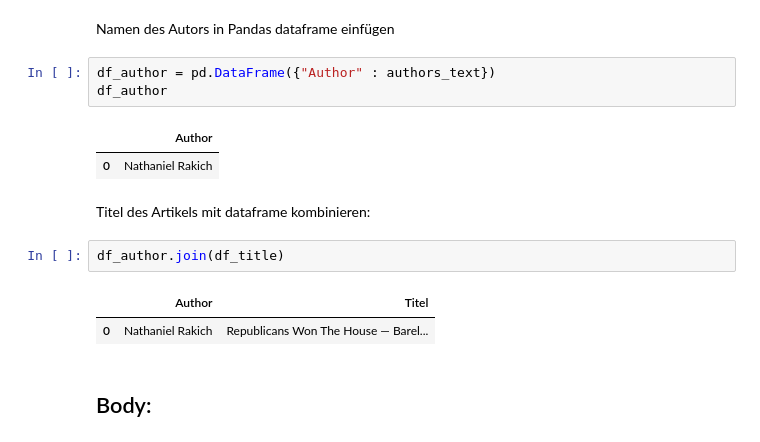
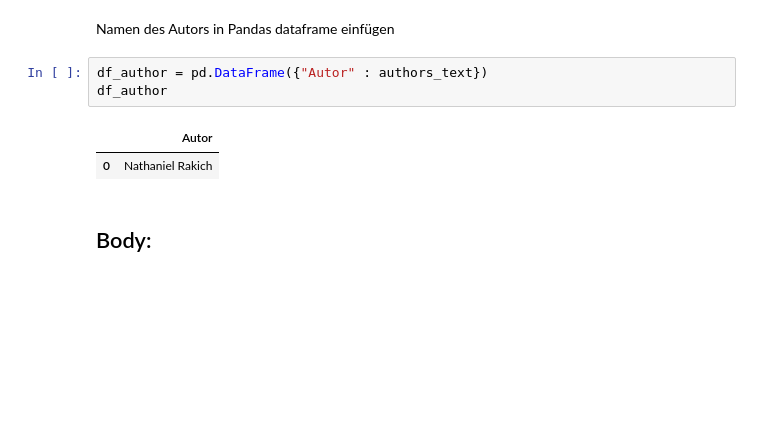
Before and after one commit to EdmondUkaj/homework-1, a Jupyter notebook: notebooks/01-scraping.ipynb, the cells around one changed output. Drawn from its saved outputs; the diff is of its cells as text; blank space fills up the shorter version.

```diff
--- a/notebooks/01-scraping.ipynb
+++ b/notebooks/01-scraping.ipynb
@@ -119,18 +121,11 @@ authors_text
 # %% [markdown]
 Namen des Autors in Pandas dataframe einfügen
 # %%
-df_author = pd.DataFrame({"Author" : authors_text})
+df_author = pd.DataFrame({"Autor" : authors_text})
 df_author
 # %% [output]
-|  | Author |
+|  | Autor |
 | 0 | Nathaniel Rakich |
-# %% [markdown]
-Titel des Artikels mit dataframe kombinieren:
-# %%
-df_author.join(df_title)
-# %% [output]
-|  | Author | Titel |
-| 0 | Nathaniel Rakich | Republicans Won The House — Barel... |
 # %% [markdown]
 ## Body:
 # %% [markdown]
```
Also changed, not shown: parts of 3 cells of this notebook, 1 other file.
